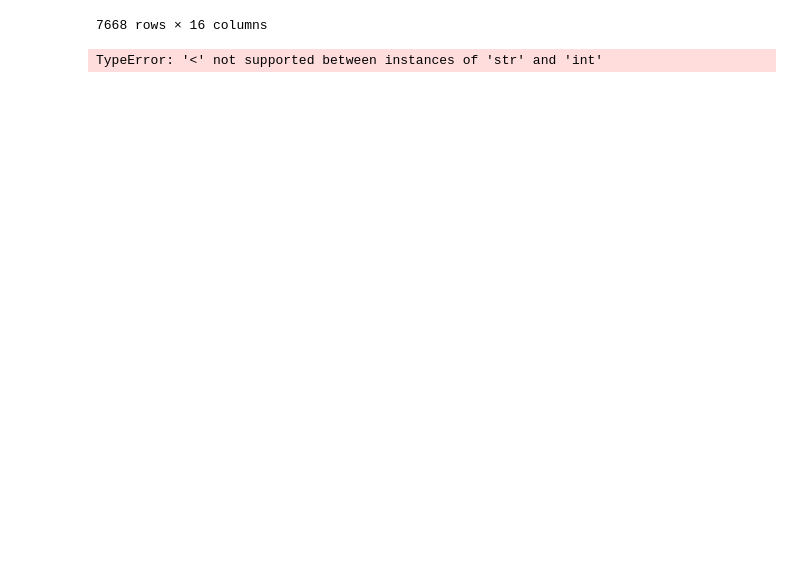
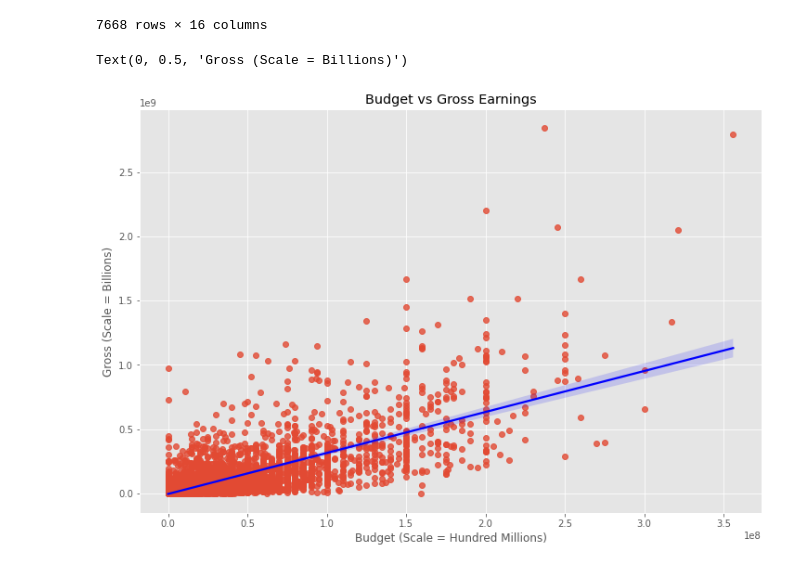
Before and after one commit to michaelconnell10/Python-Portfolio-Project-JupyterNB, a Jupyter notebook: Python Portfolio Project.ipynb, the cells around one changed output. Drawn from its saved outputs; the diff is of its cells as text; code cells hidden in the pictures; blank space fills up the shorter version.

```diff
--- a/Python Portfolio Project.ipynb
+++ b/Python Portfolio Project.ipynb
@@ -119,9 +102,3 @@ df.sort_values(by=['gross'], inplace=False, ascending=False)
 | 1601 | My Twentieth Century | 0 | Comedy | 1989 | 1990-01-13 | 7.1 | 1500.0 | Ildikó Enyedi | Ildikó Enyedi | Dorota Segda | Hungary | ... |
 | 7667 | Tee em el | 0 | Horror | 2020 | 2020-08-19 | 5.7 | 7.0 | Pereko Mosia | Pereko Mosia | Siyabonga Mabaso | South Africa | ... |
 7668 rows × 16 columns
-# %%
-## Check for any duplicates and drop if there are any present
-
-df['company'].drop_duplicates().sort_values(ascending=False)
-# %% [output]
-TypeError: '<' not supported between instances of 'str' and 'int'
@@ -127,0 +112,11 @@ TypeError: '<' not supported between instances of 'str' and 'int'
+# %%
+# Gross vs Budget - does a higher budget result in higher grossing sales?
+
+plot = sns.regplot(x='budget',y='gross', data=df, line_kws={"color":"blue"})
+
+plot.set_title('Budget vs Gross Earnings')
+plot.set_xlabel('Budget (Scale = Hundred Millions)')
+plot.set_ylabel('Gross (Scale = Billions)')
+# %% [output]
+Text(0, 0.5, 'Gross (Scale = Billions)')
+[figure, added]
```
Also changed, not shown: parts of 10 cells of this notebook.
